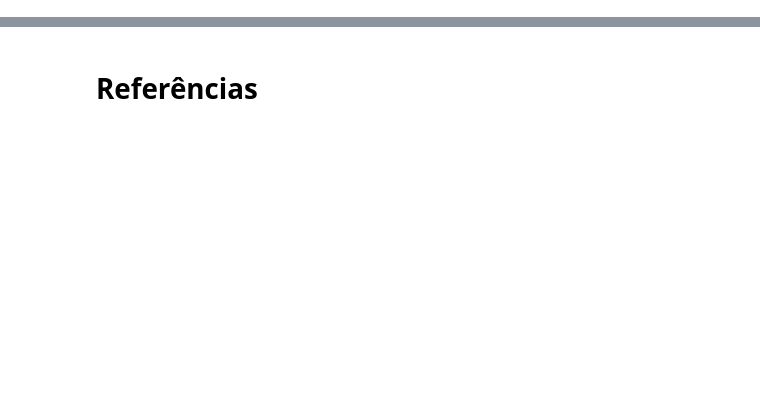
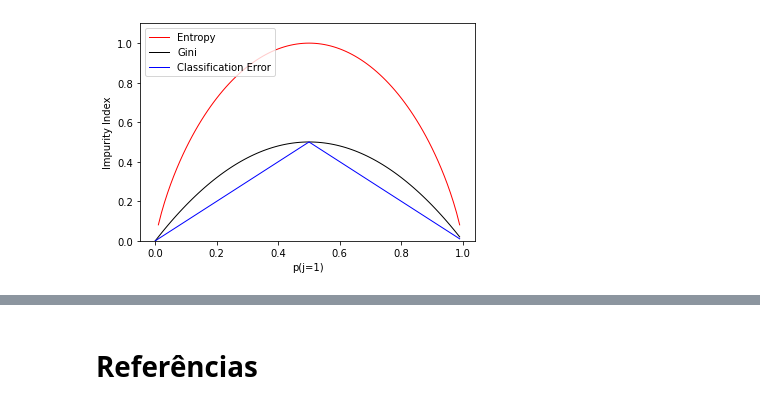
Before and after one commit to Rogerio-mack/BIG_DATA_Analytics_Mineracao_e_Analise_de_Dados, a Jupyter notebook: BIG_T5_DecisionTrees_MutualInfo_others.ipynb, the cells around one changed output, grey strips where cells are left out. Cells and saved outputs as stored; diff of their text form; code cells hidden in the pictures; blank space fills up the shorter version.

```diff
--- a/BIG_T5_DecisionTrees_MutualInfo_others.ipynb
+++ b/BIG_T5_DecisionTrees_MutualInfo_others.ipynb
@@ -1370,0 +353,35 @@ print(mutual_info_classif(X, y, discrete_features=True))
+# %%
+# Adaptado de: https://www.bogotobogo.com/python/scikit-learn/scikt_machine_learning_Decision_Tree_Learning_Informatioin_Gain_IG_Impurity_Entropy_Gini_Classification_Error.php
+import matplotlib.pyplot as plt
+import numpy as np
+
+def gini(p):
+   return (p)*(1 - (p)) + (1 - p)*(1 - (1-p))
+
+def entropy(p):
+   return - p*np.log2(p) - (1 - p)*np.log2((1 - p))
+
+def classification_error(p):
+   return 1 - np.max([p, 1 - p])
+
+x = np.arange(0.0, 1.0, 0.01)
+ent = [entropy(p) if p != 0 else None for p in x]
+c_err = [classification_error(i) for i in x]
+
+fig = plt.figure()
+ax = plt.subplot(111)
+
+for j, lab, c, in zip(
+      [ent, gini(x), c_err],
+      ['Entropy', 'Gini', 'Classification Error'],
+      ['red', 'black', 'blue']):
+   line = ax.plot(x, j, label=lab, lw=1, color=c)
+
+ax.legend(loc='upper left', ncol=1, fancybox=True, shadow=False)
+
+plt.ylim([0, 1.1])
+plt.xlabel('p(j=1)')
+plt.ylabel('Impurity Index')
+plt.show()
+# %% [output]
+[figure, added]
```
Also changed, not shown: parts of 308 cells of this notebook.
